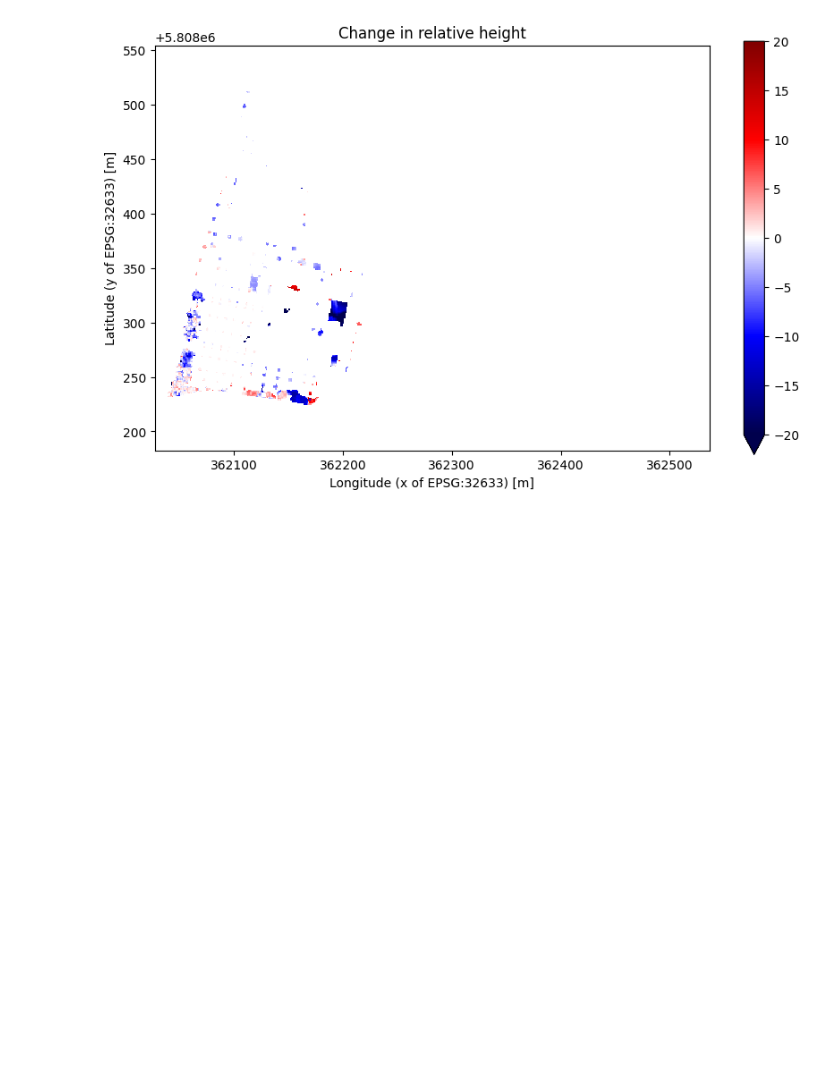
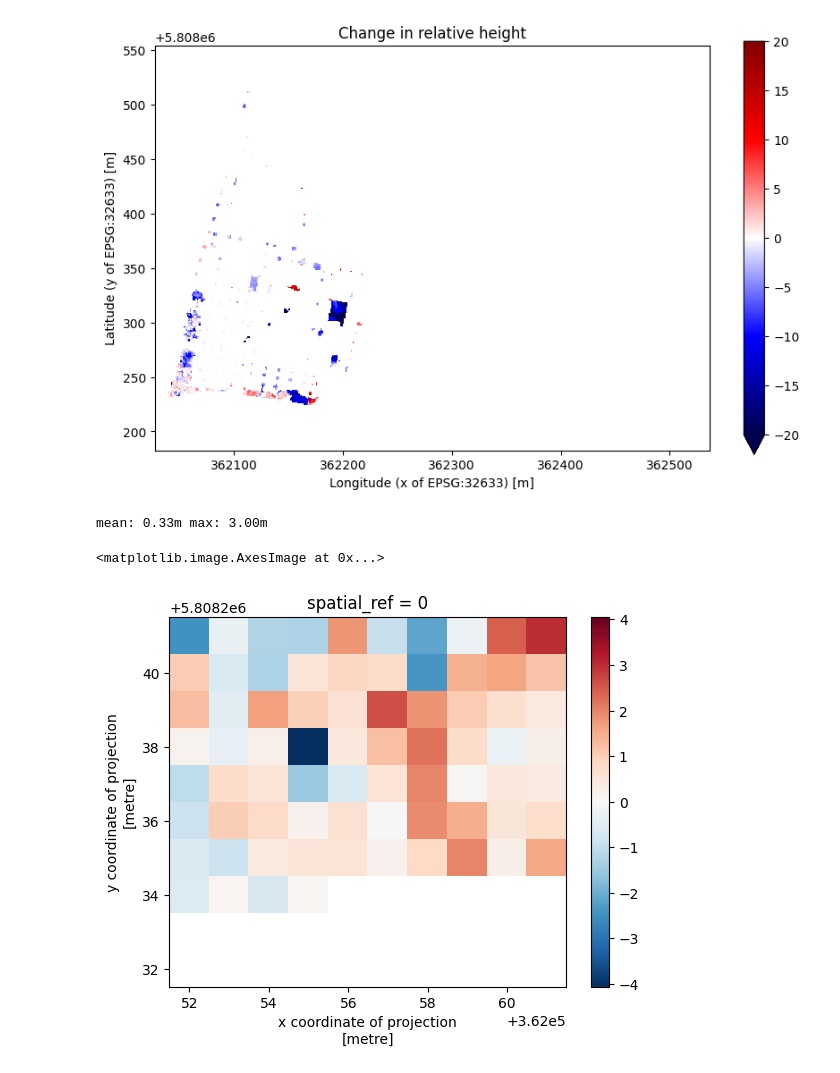
Before and after one commit to relativityhd/optical-group-5, a Jupyter notebook: notebooks/gen_change-map.ipynb, the cells around one changed output. Saved outputs shown, nothing was run; the diff lists cells and outputs as text; code cells hidden in the pictures; blank space fills up the shorter version.

```diff
--- a/notebooks/gen_change-map.ipynb
+++ b/notebooks/gen_change-map.ipynb
@@ -57,3 +57,15 @@ Text(0.5, 0, 'Longitude (x of EPSG:32633) [m]')
 [figure]
 # %%
 rh_change.rio.to_raster(DATA / "relative_height_change.tif")
+# %%
+lat = 5808236.76
+lon = 362056.23
+r = 5
+
+rh_change_biggest_tree = rh_change.sel(x=slice(lon-r, lon+r), y=slice(lat+r, lat-r))
+print(f"mean: {rh_change_biggest_tree.mean().values:.2f}m max: {rh_change_biggest_tree.max().values:.2f}m")
+rh_change.sel(x=slice(lon-r, lon+r), y=slice(lat+r, lat-r)).plot.imshow()
+# %% [output]
+mean: 0.33m max: 3.00m
+<matplotlib.image.AxesImage at 0x...>
+[figure, added]
```
Also changed, not shown: 1 other file.
